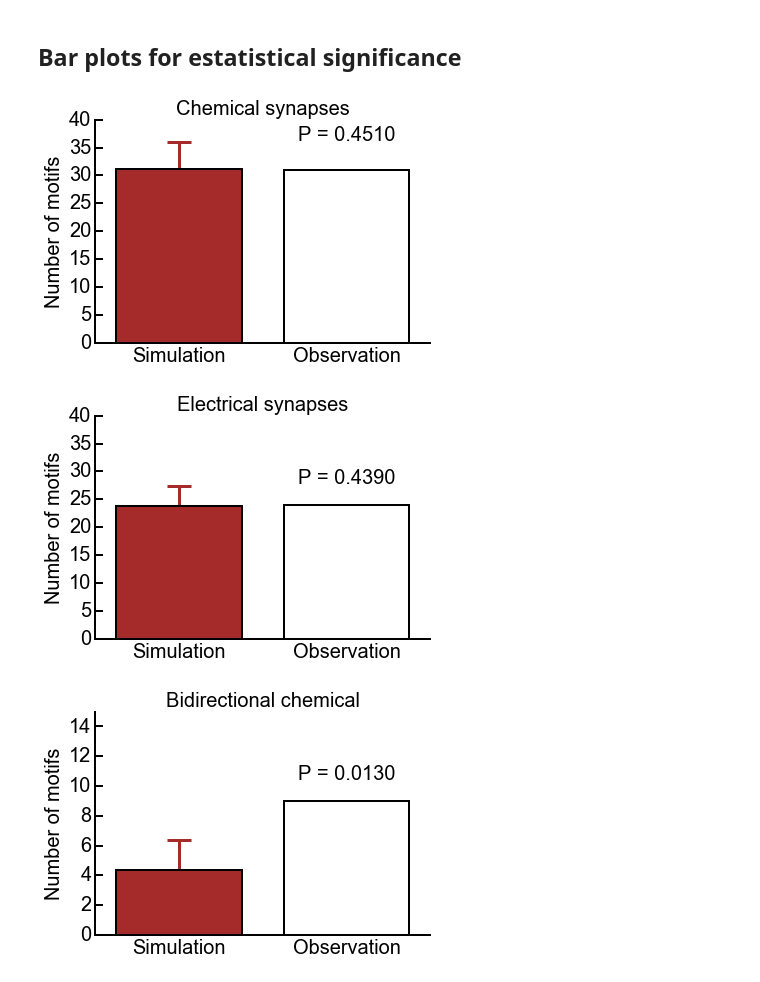
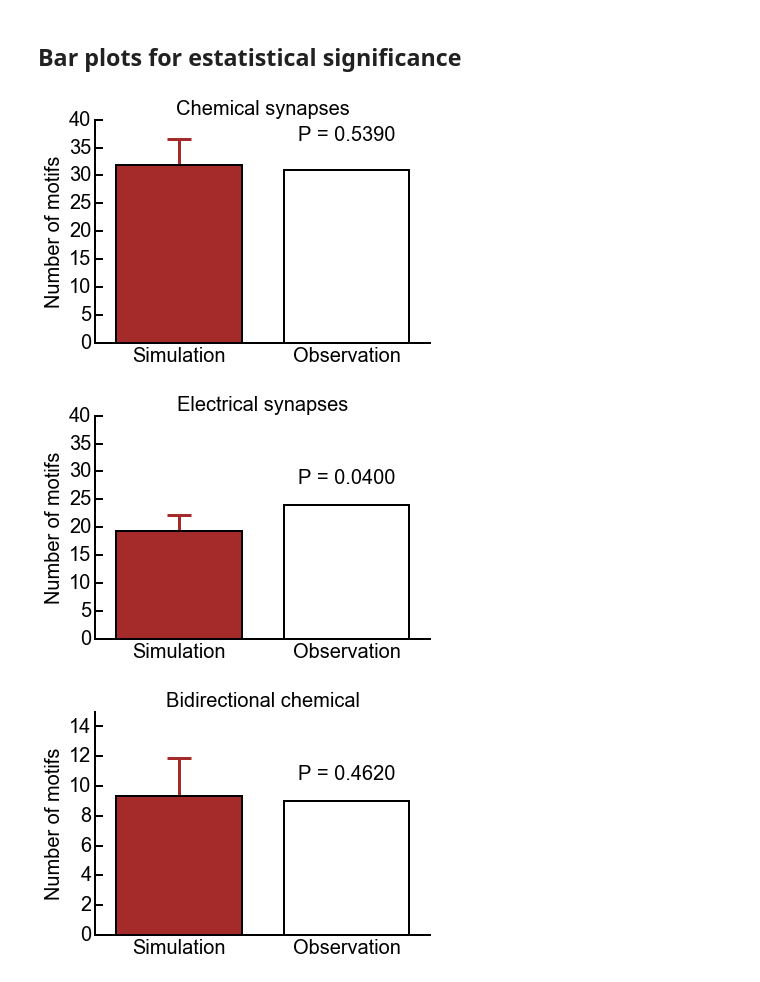
Before and after one commit to ClaudiaEsp/inet, a Jupyter notebook: Analysis/Distance-dependent model for inhibitory synaptic connections.ipynb, the cells around one changed output. Cells and saved outputs as stored; diff of their text form; code cells hidden in the pictures.

```diff
--- a/Analysis/Distance-dependent model for inhibitory synaptic connections.ipynb
+++ b/Analysis/Distance-dependent model for inhibitory synaptic connections.ipynb
@@ -135,38 +123,38 @@ print(AsciiTable(info).table)
 fig = figure()
 ax = fig.add_subplot(111)
 
-ax = barplot(simulation = unimodel.nchem, n_found = mydataset.motif.ii_chem_found, larger=1);
+ax = barplot(simulation = sigmodel.nchem, n_found = mydataset.motif.ii_chem_found, larger=1);
 ax.set_title('Chemical synapses', size=20);
 ax.set_ylim(ymax=40);
 ax.tick_params(labelsize=20)
 
-fig.savefig('ii_chem.pdf')
+fig.savefig('ii_chem_dist.pdf')
 # %% [output]
-[figure, old version]
+[figure, new version]
 # %%
 fig = figure()
 ax = fig.add_subplot(111)
 
-ax = barplot(simulation = unimodel.nelec, n_found = mydataset.motif.ii_elec_found, larger=1);
+ax = barplot(simulation = sigmodel.nelec, n_found = mydataset.motif.ii_elec_found, larger=1);
 ax.set_title('Electrical synapses',  size=20);
 ax.set_ylim(ymax=40);
 ax.tick_params(labelsize=20)
 
-fig.savefig('ii_elec.pdf')
+fig.savefig('ii_elec_dist.pdf')
 # %% [output]
-[figure, old version]
+[figure, new version]
 # %%
 fig = figure()
 ax = fig.add_subplot(111)
 
-ax = barplot(simulation = unimodel.nbid, n_found = mydataset.motif.ii_c2_found, larger=1);
+ax = barplot(simulation = sigmodel.nbid, n_found = mydataset.motif.ii_c2_found, larger=1);
 ax.set_title('Bidirectional chemical',  size=20);
 ax.set_ylim(ymax=15);
 ax.tick_params(labelsize=20)
 
-fig.savefig('ii_c2.pdf')
+fig.savefig('ii_c2_dist.pdf')
 # %% [output]
-[figure, old version]
+[figure, new version]
 # %%
 fig = figure()
 ax = fig.add_subplot(111)
```
Also changed, not shown: parts of 10 cells of this notebook, 1 other file.
